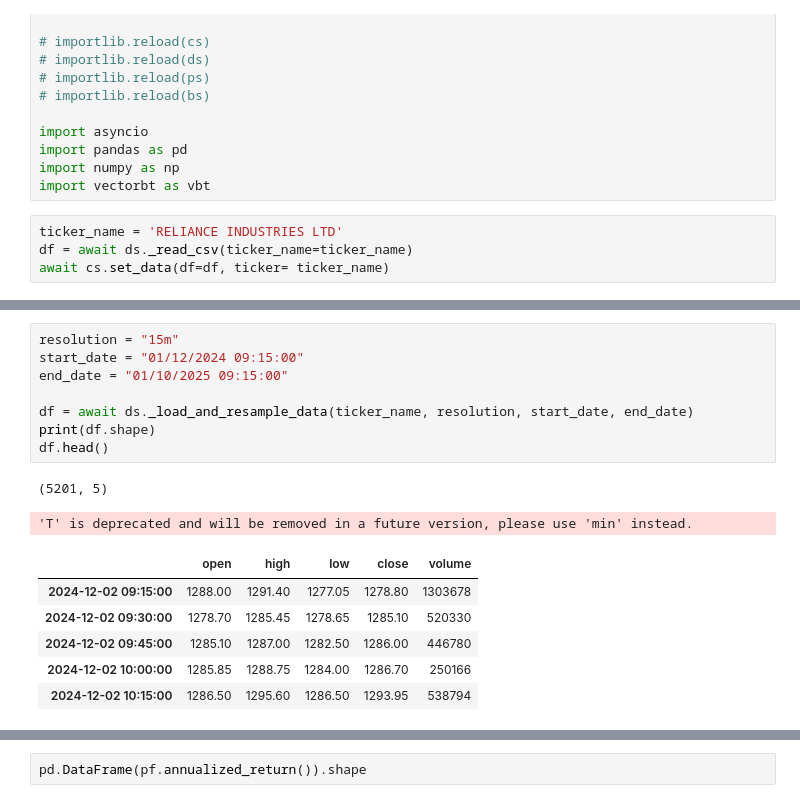
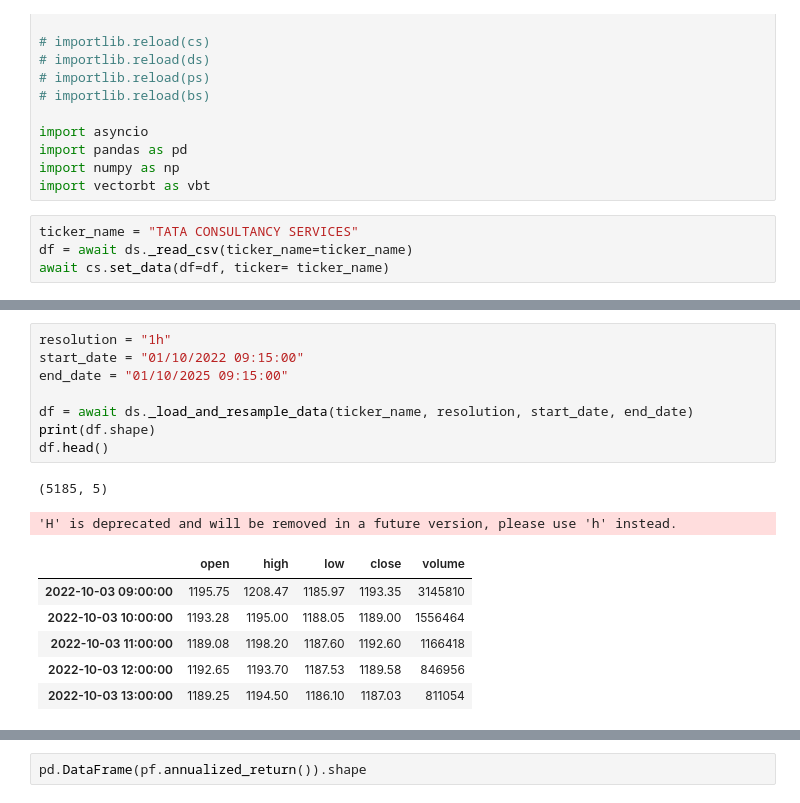
Before and after one commit to rahulkhichar7/HedgeOne-Quant, a Jupyter notebook: test_strategies.ipynb, the cells around one changed output, grey strips where cells are left out. Drawn from its saved outputs; the diff is of its cells as text.

```diff
--- a/test_strategies.ipynb
+++ b/test_strategies.ipynb
@@ -34,7 +36,7 @@ import pandas as pd
 import numpy as np
 import vectorbt as vbt
 # %%
-ticker_name = 'RELIANCE INDUSTRIES LTD'
+ticker_name = "TATA CONSULTANCY SERVICES"
 df = await ds._read_csv(ticker_name=ticker_name)
 await cs.set_data(df=df, ticker= ticker_name)
 # %% [output]
@@ -49,17 +73,17 @@ cs.get_key_list()
 # %%
-resolution = "15m"
-start_date = "01/12/2024 09:15:00"
+resolution = "1h"
+start_date = "01/10/2022 09:15:00"
 end_date = "01/10/2025 09:15:00"
 
 df = await ds._load_and_resample_data(ticker_name, resolution, start_date, end_date)
 print(df.shape)
 df.head()
 # %% [output]
-(5201, 5)
+(5185, 5)
-'T' is deprecated and will be removed in a future version, please use 'min' instead.
+'H' is deprecated and will be removed in a future version, please use 'h' instead.
 |  | open | high | low | close | volume |
-| 2024-12-02 09:15:00 | 1288.00 | 1291.40 | 1277.05 | 1278.80 | 1303678 |
-| 2024-12-02 09:30:00 | 1278.70 | 1285.45 | 1278.65 | 1285.10 | 520330 |
-| 2024-12-02 09:45:00 | 1285.10 | 1287.00 | 1282.50 | 1286.00 | 446780 |
-| 2024-12-02 10:00:00 | 1285.85 | 1288.75 | 1284.00 | 1286.70 | 250166 |
-| 2024-12-02 10:15:00 | 1286.50 | 1295.60 | 1286.50 | 1293.95 | 538794 |
+| 2022-10-03 09:00:00 | 1195.75 | 1208.47 | 1185.97 | 1193.35 | 3145810 |
+| 2022-10-03 10:00:00 | 1193.28 | 1195.00 | 1188.05 | 1189.00 | 1556464 |
+| 2022-10-03 11:00:00 | 1189.08 | 1198.20 | 1187.60 | 1192.60 | 1166418 |
+| 2022-10-03 12:00:00 | 1192.65 | 1193.70 | 1187.53 | 1189.58 | 846956 |
+| 2022-10-03 13:00:00 | 1189.25 | 1194.50 | 1186.10 | 1187.03 | 811054 |
```
Also changed, not shown: parts of 16 cells of this notebook, 19 other files.
